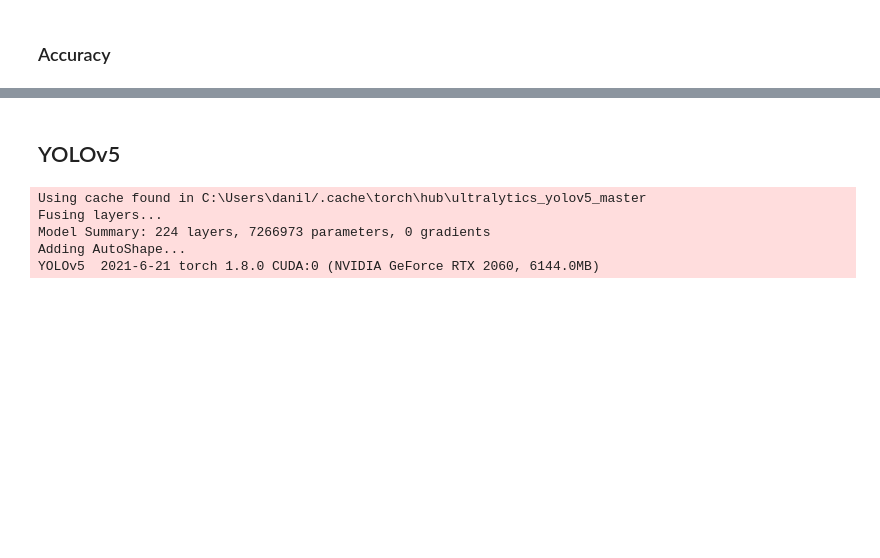
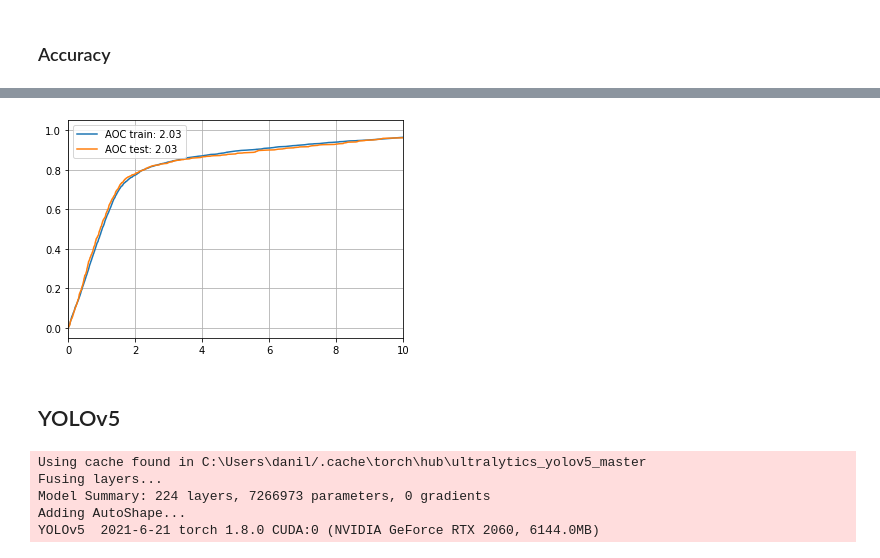
Before and after one commit to FoxAlex98/PeDistance, a Jupyter notebook: Linear Regression Algoritm/PeDistance Linear Regression.ipynb, the cells around one changed output, grey strips where cells are left out. Cells and saved outputs as stored; diff of their text form; code cells hidden in the pictures; blank space fills up the shorter version.

```diff
--- a/Linear Regression Algoritm/PeDistance Linear Regression.ipynb
+++ b/Linear Regression Algoritm/PeDistance Linear Regression.ipynb
@@ -62,12 +62,13 @@ def df_to_tensor(df):
 # Filtered fields read from dataset csv file
 fields = [
     'Distance',
-    'PedTopRightX',
-    'PedTopRightY',
-    'PedBottomLeftX',
-    'PedBottomLeftY',
+    'Xmin',
+    'Ymin',
+    'Xmax',
+    'Ymax',
     'B64File'
 ]
 
-df = pd.read_csv (r'./Dataset.csv', usecols=fields)
+df = pd.read_csv (r'./yoloDataset.csv', usecols=fields)
 print(df.shape)
+print(df)
@@ -239,11 +239,16 @@ def rec_curve(predictions, gt):
     #restituiamo le soglie, la frazione di campioni correttamente regressi e l'area sopra la curva
     return tolerances, correct, AOC
 # %%
+preds_training = reg.predict(X_training)
+linear_regressor_rec = rec_curve(preds_training.view(-1).cpu(),Y_training.cpu())
+plt.plot(linear_regressor_rec[0], linear_regressor_rec[1])
+
 preds_testing = reg.predict(X_testing)
-linear_regressor_rec = rec_curve(preds_testing.view(-1).cpu(),Y_testing.cpu())
-plt.plot(linear_regressor_rec[0], linear_regressor_rec[1])
+linear_regressor_rec_test = rec_curve(preds_testing.view(-1).cpu(),Y_testing.cpu())
+plt.plot(linear_regressor_rec_test[0], linear_regressor_rec_test[1])
+plt.legend(['AOC train: %0.2f'%linear_regressor_rec[2], 'AOC test: %0.2f'%linear_regressor_rec_test[2]])
+
 plt.xlim(0, 10)
-plt.legend(['AOC: %0.2f'%linear_regressor_rec[2]])
 plt.grid()
 plt.show()
 # %% [output]
@@ -252,3 +255,4 @@ plt.show()
+[figure, added]
 # %% [markdown]
 ## YOLOv5
 # %%
```
Also changed, not shown: parts of 12 cells of this notebook, 1 other file.
